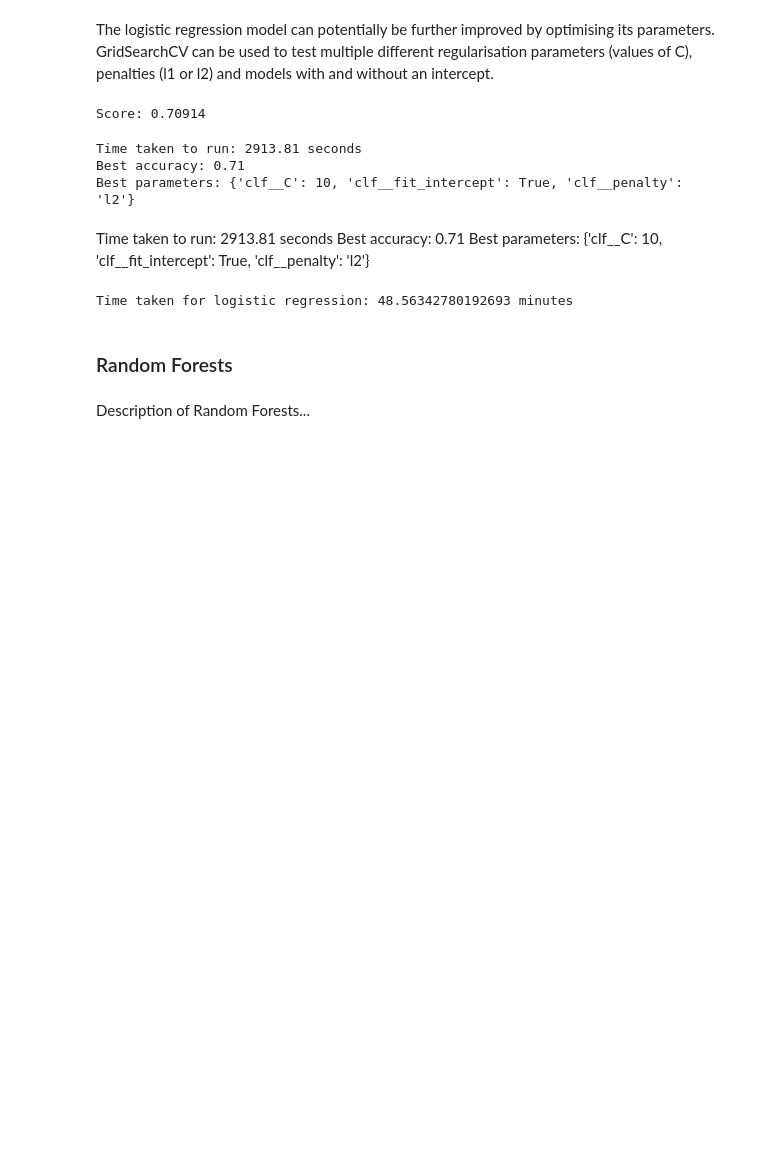
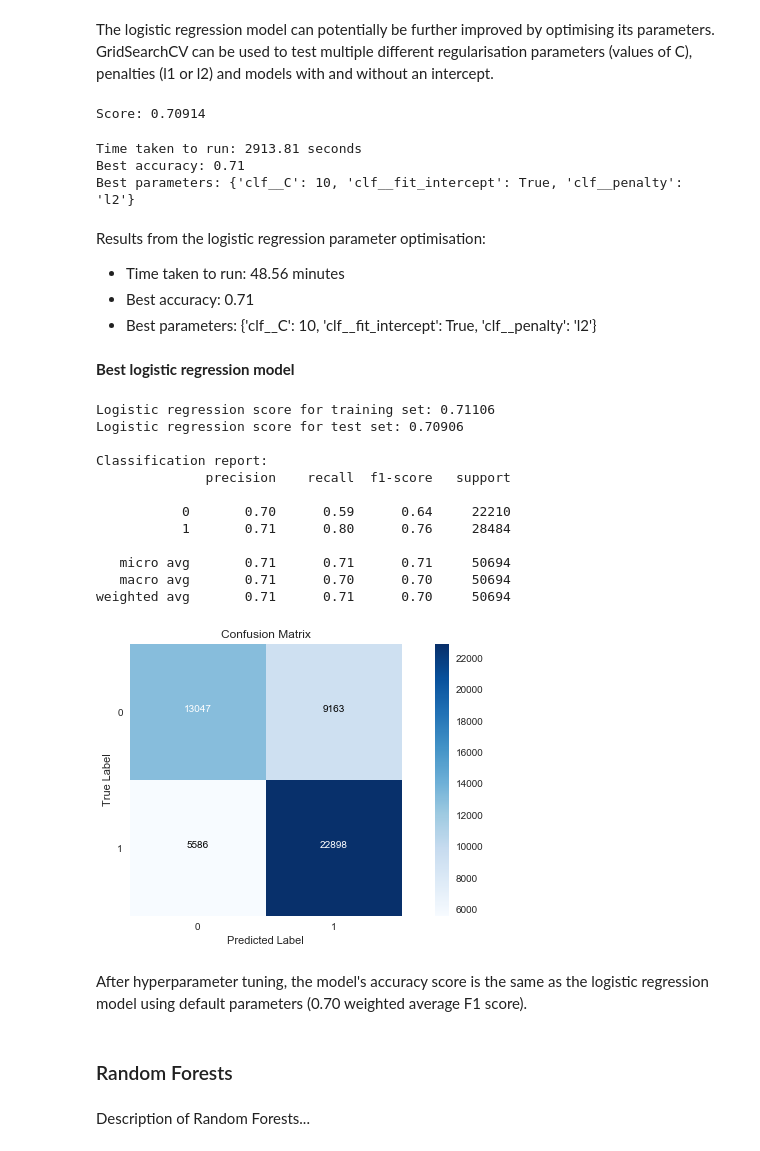
Before and after one commit to L-Lewis/Kickstarter-success-machine-learning, a Jupyter notebook: student.ipynb, the cells around one changed output. Cells and saved outputs as stored; diff of their text form; code cells hidden in the pictures; blank space fills up the shorter version.

```diff
--- a/student.ipynb
+++ b/student.ipynb
@@ -1355,7 +1434,8 @@ print("Score:", round(pipe_logreg.score(X_test, y_test),5))
 # %% [output]
 Score: 0.70914
 # %%
-start = time.time()
+# Using GridSearchCV to test multiple different parameters
+logreg_start = time.time()
 
 pipe_logreg = Pipeline([('pca', PCA(n_components=90)),
                     ('clf', LogisticRegression())])
@@ -1373,23 +1453,56 @@ grid_logreg = GridSearchCV(estimator=pipe_logreg,
 
 grid_logreg.fit(X_train, y_train)
 
-end = time.time()
+logreg_end = time.time()
 
-print(f"Time taken to run: {round(end - start,2)} seconds")
-print("Best accuracy:", round(grid_logreg.best_score_,2))
-print("Best parameters:", grid_logreg.best_params_)
+logreg_best_score = grid_logreg.best_score_
+logreg_best_params = grid_logreg.best_params_
+
+print(f"Time taken to run: {round((logreg_end - logreg_start)/60,1)} minutes")
+print("Best accuracy:", round(logreg_best_score,2))
+print("Best parameters:", logreg_best_params)
 # %% [output]
 Time taken to run: 2913.81 seconds
 Best accuracy: 0.71
 Best parameters: {'clf__C': 10, 'clf__fit_intercept': True, 'clf__penalty': 'l2'}
 # %% [markdown]
-Time taken to run: 2913.81 seconds
-Best accuracy: 0.71
-Best parameters: {'clf__C': 10, 'clf__fit_intercept': True, 'clf__penalty': 'l2'}
+Results from the logistic regression parameter optimisation:
+
+- Time taken to run: 48.56 minutes
+- Best accuracy: 0.71
+- Best parameters: {'clf__C': 10, 'clf__fit_intercept': True, 'clf__penalty': 'l2'}
-# %%
-print(f"Time taken for logistic regression: {(end - start)/60} minutes")
-# %% [output]
-Time taken for logistic regression: 48.56342780192693 minutes
+# %% [markdown]
+**Best logistic regression model**
+# %%
+pipe_best_logreg = Pipeline([('pca', PCA(n_components=90)),
+                    ('clf', LogisticRegression(C=10, fit_intercept=True, penalty='l2'))])
+
+pipe_best_logreg.fit(X_train, y_train)
+
+lr_y_hat_train = pipe_best_logreg.predict(X_train)
+lr_y_hat_test = pipe_best_logreg.predict(X_test)
+
+print("Logistic regression score for training set:", round(pipe_best_logreg.score(X_train, y_train),5))
+print("Logistic regression score for test set:", round(pipe_best_logreg.score(X_test, y_test),5))
+print("\nClassification report:")
+print(classification_report(y_test, lr_y_hat_test))
+plot_cf(y_test, lr_y_hat_test)
+# %% [output]
+Logistic regression score for training set: 0.71106
+Logistic regression score for test set: 0.70906
+
+Classification report:
+              precision    recall  f1-score   support
+
+           0       0.70      0.59      0.64     22210
+           1       0.71      0.80      0.76     28484
+
+   micro avg       0.71      0.71      0.71     50694
+   macro avg       0.71      0.70      0.70     50694
+weighted avg       0.71      0.71      0.70     50694
+[figure, added]
+# %% [markdown]
+After hyperparameter tuning, the model's accuracy score is the same as the logistic regression model using default parameters (0.70 weighted average F1 score).
 # %% [markdown]
 ### Random Forests
 # %% [markdown]
```
Also changed, not shown: parts of 25 cells of this notebook, 1 other file.
